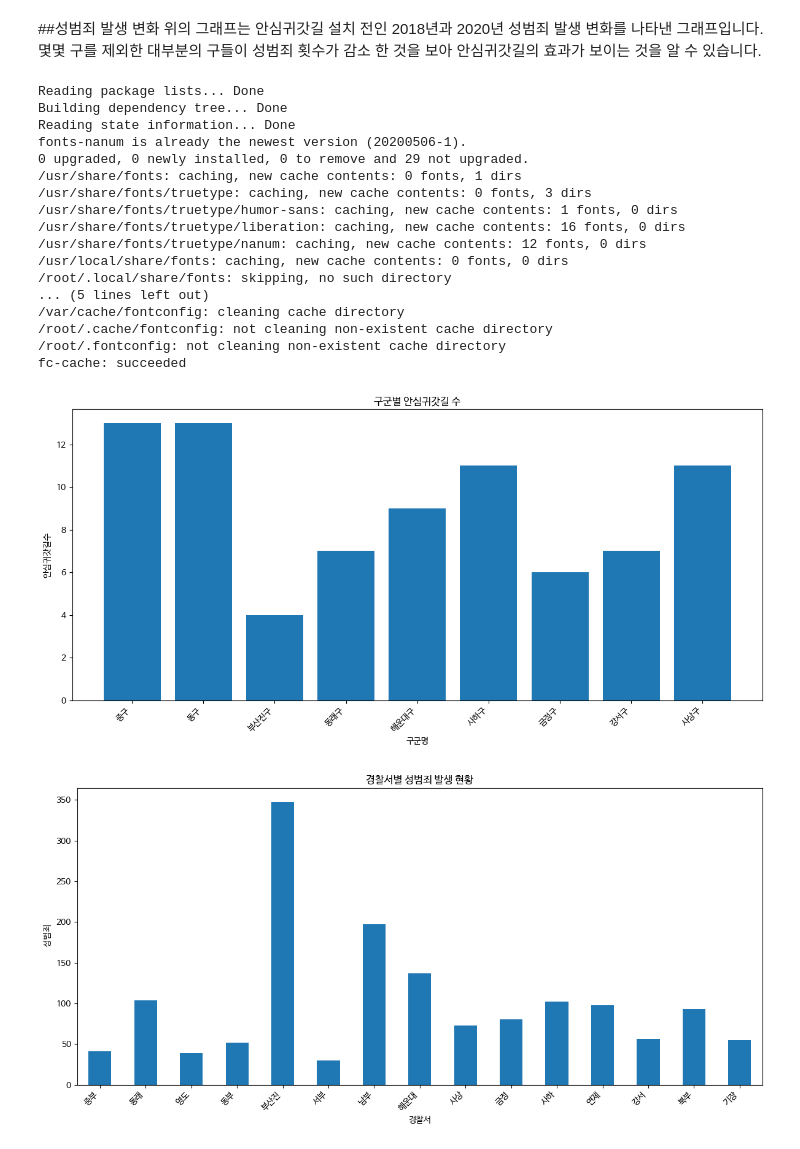
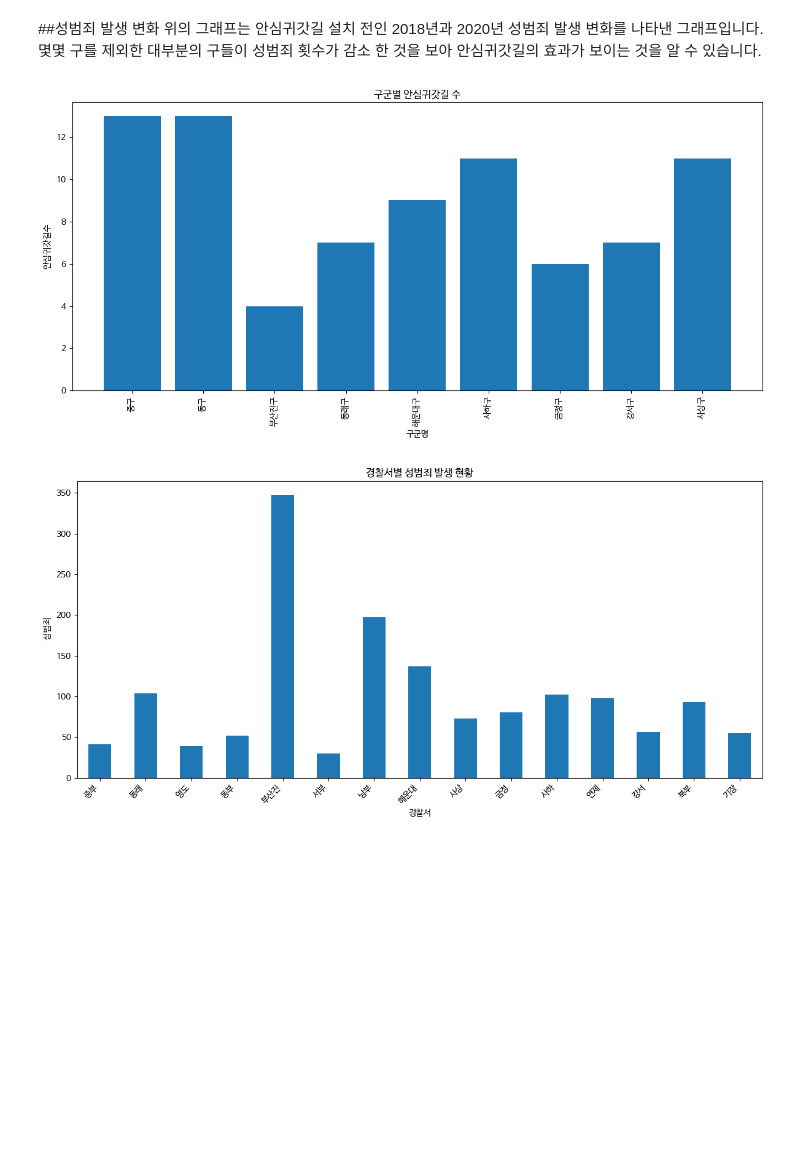
Before and after one commit to dongaIT/good-os, a Jupyter notebook: Safe_Busan.ipynb, the cells around one changed output. Saved outputs shown, nothing was run; the diff lists cells and outputs as text; code cells hidden in the pictures; blank space fills up the shorter version.

```diff
--- a/Safe_Busan.ipynb
+++ b/Safe_Busan.ipynb
@@ -66,55 +71,32 @@ plt.show()
 ##성범죄 발생 변화
 위의 그래프는 안심귀갓길 설치 전인 2018년과 2020년 성범죄 발생 변화를 나타낸 그래프입니다. 몇몇 구를 제외한 대부분의 구들이 성범죄 횟수가 감소 한 것을 보아 안심귀갓길의 효과가 보이는 것을 알 수 있습니다.
 # %%
-# prompt: /content/부산광역시 주민등록인구통계,안심귀갓길.csv 을 읽고 y축에는 "안심귀갓길수"을. x축에는 "구군명"을 적어서 그래프로 그려줘. 안심귀갓길수가 N/A인 구는 제외하고 그려줘
-
-!sudo apt-get install -y fonts-nanum
-!sudo fc-cache -fv
-!rm ~/.cache/matplotlib -rf
+# prompt: /content/부산광역시 주민등록인구통계,안심귀갓길.csv 을 읽고 y축에는 "안심귀갓길수"을,
+# x축에는 "구군명"을 적어서 그래프로 그려줘. 안심귀갓길수가 N/A인 구는 제외하고 그려줘
 
 import pandas as pd
 import matplotlib.pyplot as plt
+
+# 한글 폰트 설정
 plt.rc('font', family='NanumBarunGothic')
 
-try:
-    df = pd.read_csv('/content/부산광역시 주민등록인구통계,안심귀갓길.csv', encoding='cp949') # 파일 인코딩 지정
-    df = df.dropna(subset=['안심귀갓길수']) # 안심귀갓길수가 N/A인 행 제거
+# CSV 파일 읽기 (파일 경로 수정)
+df = pd.read_csv('/content/부산광역시 주민등록인구통계,안심귀갓길.csv', encoding='cp949')
 
-    # '안심귀갓길수' 열을 숫자형으로 변환
-    df['안심귀갓길수'] = pd.to_numeric(df['안심귀갓길수'], errors='coerce')
-    df = df.dropna(subset=['안심귀갓길수'])
+# '안심귀갓길수' 열이 N/A인 행 제거
+df = df.dropna(subset=['안심귀갓길수'])
 
-    plt.figure(figsize=(12, 6))  # 그래프 크기 조정
-    plt.bar(df['구군명'], df['안심귀갓길수'])
-    plt.xlabel('구군명')
-    plt.ylabel('안심귀갓길수')
-    plt.title('구군별 안심귀갓길 수')
-    plt.xticks(rotation=45, ha='right') # x축 레이블 회전
-    plt.tight_layout() # 레이아웃 조정
-    plt.show()
-except FileNotFoundError:
-    print("파일을 찾을 수 없습니다. 파일 경로를 확인해주세요.")
-except Exception as e:
-    print(f"오류 발생: {e}")
+# 그래프 그리기
+plt.figure(figsize=(12, 6))
+plt.bar(df['구군명'], df['안심귀갓길수'])
+plt.xlabel('구군명')
+plt.ylabel('안심귀갓길수')
+plt.title('구군별 안심귀갓길 수')
+plt.xticks(rotation=90)  # x축 레이블 회전
+plt.tight_layout()
+plt.show()
 # %% [output]
-Reading package lists... Done
-Building dependency tree... Done
-Reading state information... Done
-fonts-nanum is already the newest version (20200506-1).
-0 upgraded, 0 newly installed, 0 to remove and 29 not upgraded.
-/usr/share/fonts: caching, new cache contents: 0 fonts, 1 dirs
-/usr/share/fonts/truetype: caching, new cache contents: 0 fonts, 3 dirs
-/usr/share/fonts/truetype/humor-sans: caching, new cache contents: 1 fonts, 0 dirs
-/usr/share/fonts/truetype/liberation: caching, new cache contents: 16 fonts, 0 dirs
-/usr/share/fonts/truetype/nanum: caching, new cache contents: 12 fonts, 0 dirs
-/usr/local/share/fonts: caching, new cache contents: 0 fonts, 0 dirs
-/root/.local/share/fonts: skipping, no such directory
-... (5 lines left out)
-/var/cache/fontconfig: cleaning cache directory
-/root/.cache/fontconfig: not cleaning non-existent cache directory
-/root/.fontconfig: not cleaning non-existent cache directory
-fc-cache: succeeded
-[figure, old version]
+[figure, new version]
 # %%
 # prompt: /content/경찰청 부산광역시경찰청_경찰서별 5대 범죄 발생 현황_20231231.csv 를 읽고 Y 축에는 " 성범죄" 를 그려주고 X축은 "경찰서"을 적어줘
 
```
Also changed, not shown: parts of 2 cells of this notebook.
